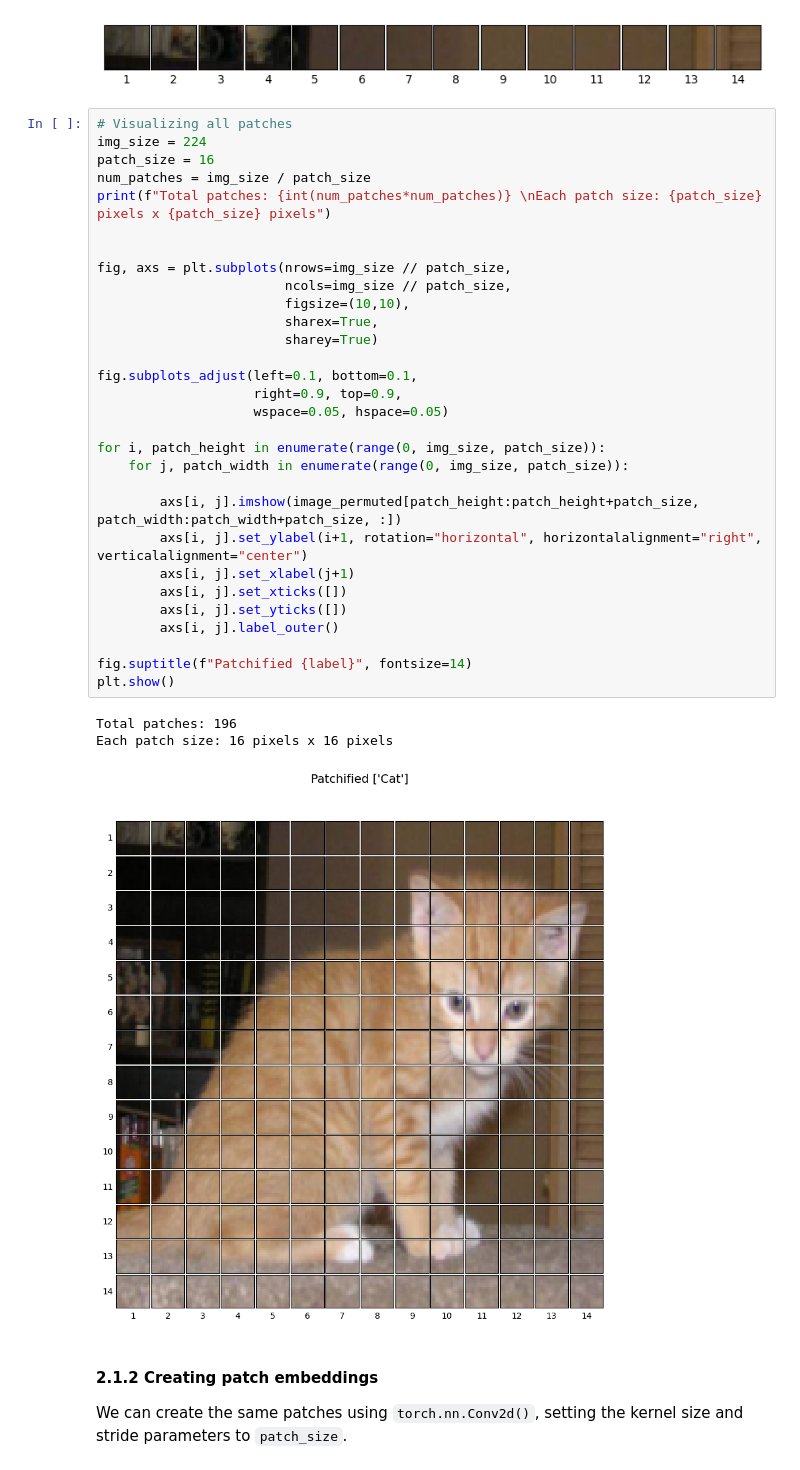
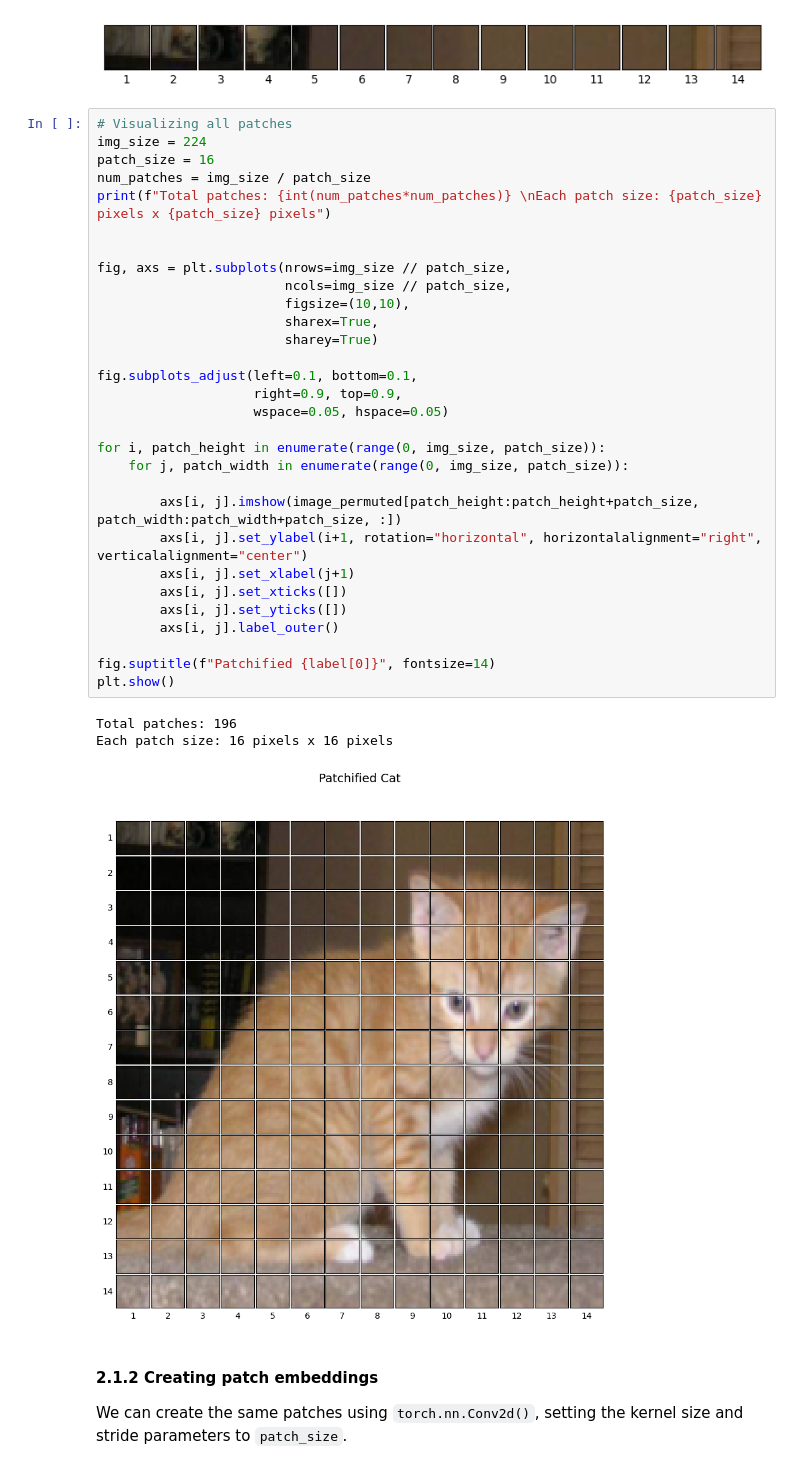
Before and after one commit to Adeniyilowee/Vision-Transformer-Workshop, a Jupyter notebook: 3. Vision Transformer.ipynb, the cells around one changed output. Drawn from its saved outputs; the diff is of its cells as text.

```diff
--- a/3. Vision Transformer.ipynb
+++ b/3. Vision Transformer.ipynb
@@ -235,35 +231,35 @@ Each patch size: 16 pixels x 16 pixels
 img_size = 224
 patch_size = 16
 num_patches = img_size / patch_size
 print(f"Total patches: {int(num_patches*num_patches)} \nEach patch size: {patch_size} pixels x {patch_size} pixels")
 
 
 fig, axs = plt.subplots(nrows=img_size // patch_size,
                         ncols=img_size // patch_size,
                         figsize=(10,10),
                         sharex=True,
                         sharey=True)
 
 fig.subplots_adjust(left=0.1, bottom=0.1,
                     right=0.9, top=0.9,
                     wspace=0.05, hspace=0.05)
 
 for i, patch_height in enumerate(range(0, img_size, patch_size)):
     for j, patch_width in enumerate(range(0, img_size, patch_size)):
 
         axs[i, j].imshow(image_permuted[patch_height:patch_height+patch_size,  patch_width:patch_width+patch_size, :])
         axs[i, j].set_ylabel(i+1, rotation="horizontal", horizontalalignment="right", verticalalignment="center")
         axs[i, j].set_xlabel(j+1)
         axs[i, j].set_xticks([])
         axs[i, j].set_yticks([])
         axs[i, j].label_outer()
 
-fig.suptitle(f"Patchified {label}", fontsize=14)
+fig.suptitle(f"Patchified {label[0]}", fontsize=14)
 plt.show()
 # %% [output]
 Total patches: 196
 Each patch size: 16 pixels x 16 pixels
-[figure, old version]
+[figure, new version]
 # %% [markdown]
 #### 2.1.2 Creating patch embeddings
 
```
Also changed, not shown: parts of 18 cells of this notebook, 7 other files.
